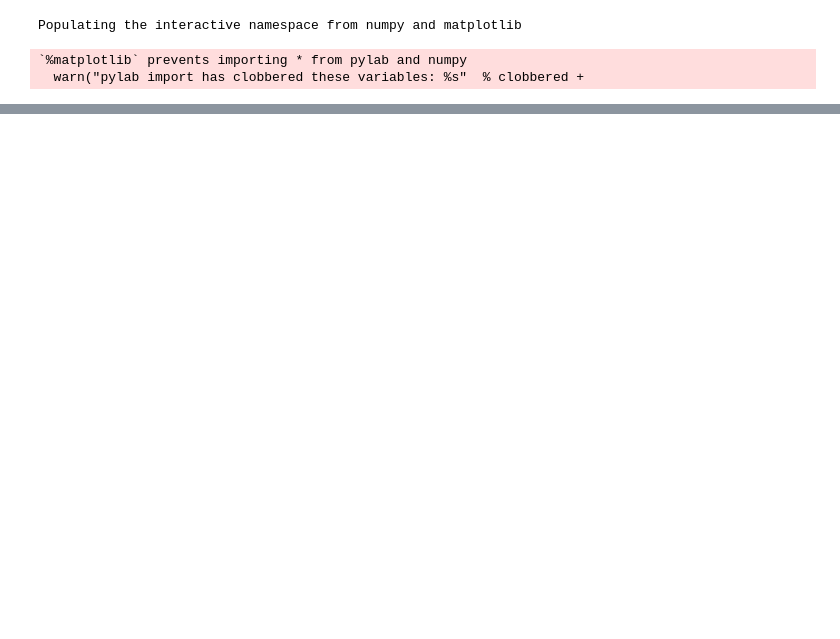
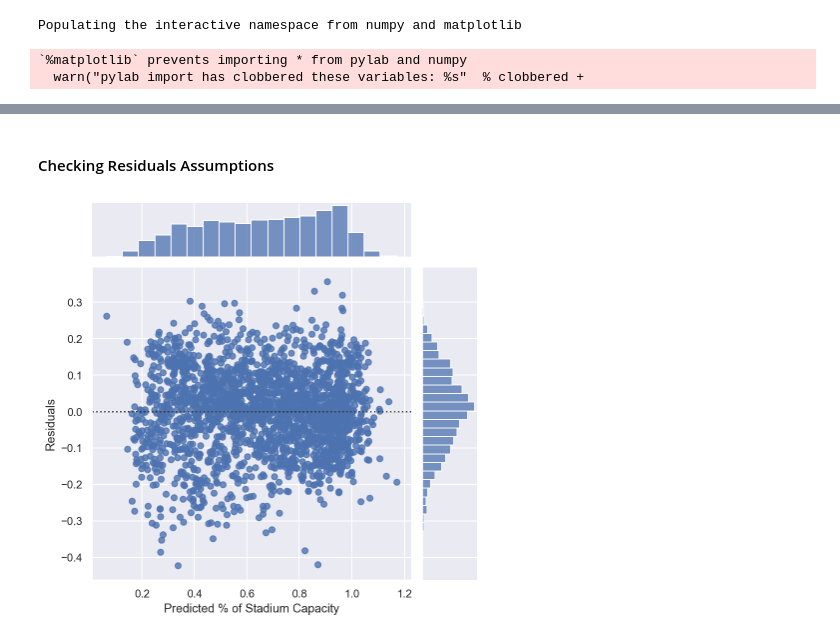
Before and after one commit to phillrich13/Linear-Regression, a Jupyter notebook: Stadium Attendance Regression.ipynb, the cells around one changed output, grey strips where cells are left out. Drawn from its saved outputs; the diff is of its cells as text; code cells hidden in the pictures; blank space fills up the shorter version.

```diff
--- a/Stadium Attendance Regression.ipynb
+++ b/Stadium Attendance Regression.ipynb
@@ -195,5 +158,5 @@ dtype: float64
 # %%
-X = all_features_fs[key_feats]
-y = all_features_fs['pct_cap']
+X_inp = all_features_fs[key_feats]
+y_inp = all_features_fs['pct_cap']
 
-X, X_test, y, y_test = train_test_split(X, y, test_size=.2, random_state=13)
+X, X_test, y, y_test = train_test_split(X_inp, y_inp, test_size=.2, random_state=13)
@@ -232,0 +241,8 @@ mean(cross_val_score(lm3, X2, y, cv=kf, scoring='neg_mean_absolute_error'))
+# %% [markdown]
+#### Checking Residuals Assumptions
+# %%
+g2 = sns.jointplot(y=preds,x=y_inp,kind = 'resid');
+g2.set_axis_labels( 'Predicted % of Stadium Capacity', 'Residuals')
+plt.savefig("/Users/philliprichardson/Metis/Module 2/resid",bbox_inches='tight')
+# %% [output]
+[figure, added]
```
Also changed, not shown: parts of 41 cells of this notebook, 1 other file.
